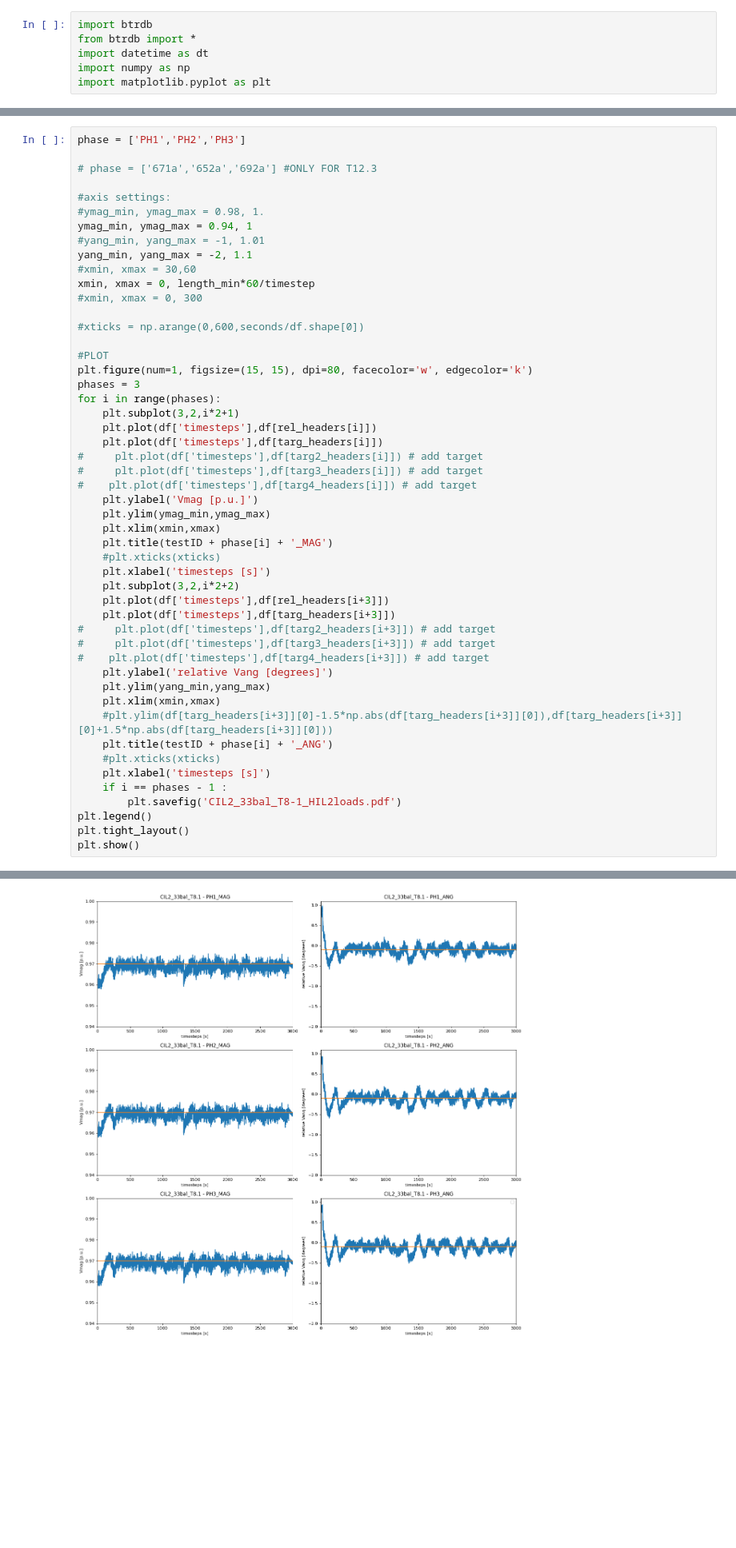
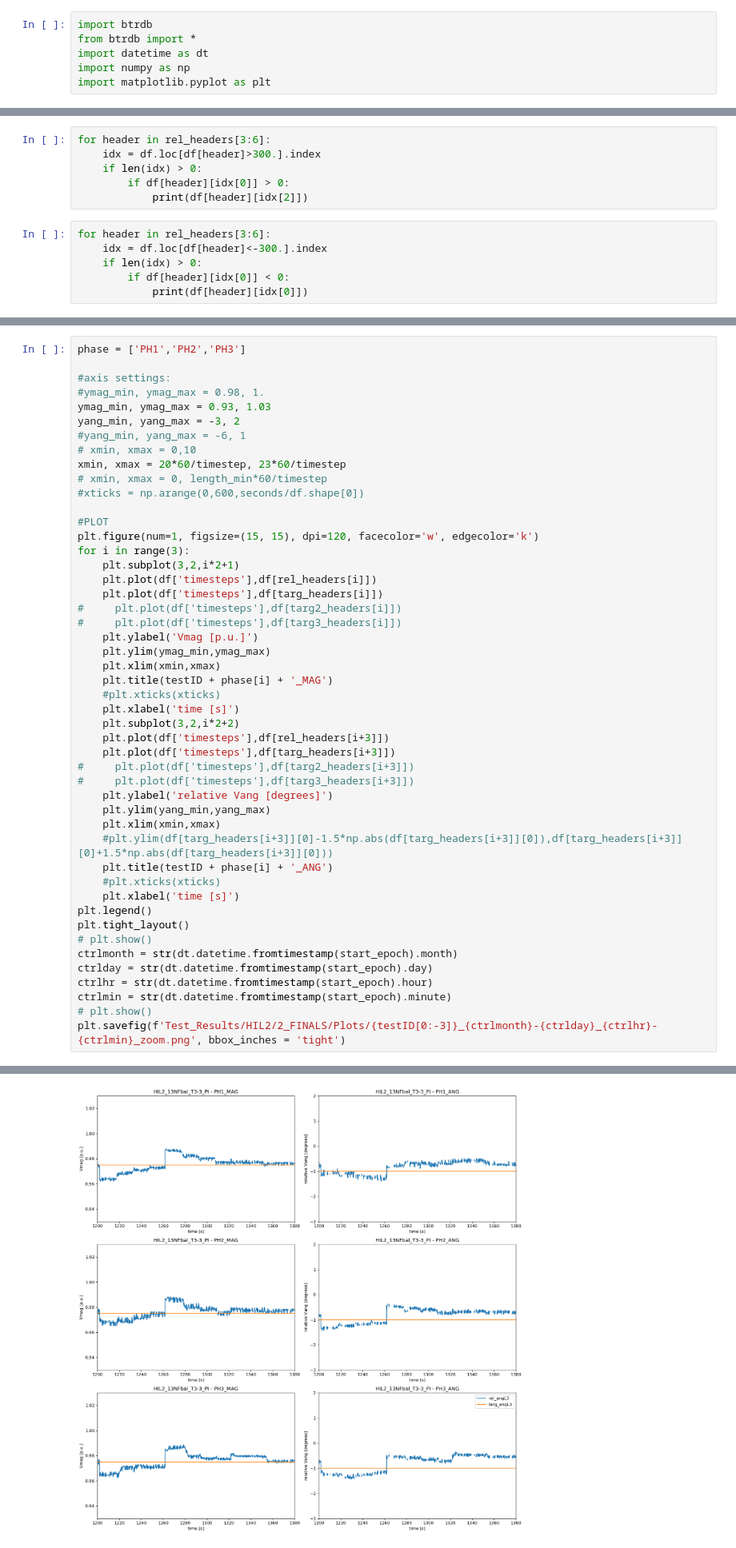
Before and after one commit to gtfierro/energise-implementation, a Jupyter notebook: Result_processing/pgAPI.ipynb, the cells around one changed output, grey strips where cells are left out. Shown: that part at 80% size. Saved outputs shown, nothing was run; the diff lists cells and outputs as text; blank space fills up the shorter version.

Commit message:
predictive grid API and plot update with overlay

```diff
--- a/Result_processing/pgAPI.ipynb
+++ b/Result_processing/pgAPI.ipynb
@@ -445 +407,13 @@ df['timesteps'] = df['sec_elap']/timestep
+# %%
+for header in rel_headers[3:6]:
+    idx = df.loc[df[header]>300.].index
+    if len(idx) > 0:
+        if df[header][idx[0]] > 0:
+            print(df[header][idx[2]])
+# %%
+for header in rel_headers[3:6]:
+    idx = df.loc[df[header]<-300.].index
+    if len(idx) > 0:
+        if df[header][idx[0]] < 0:
+            print(df[header][idx[0]])
 # %%
@@ -473,51 +444,49 @@ df_after_dropping.to_csv('33bal_T8-1_HIL2loads.csv')
 # %%
 phase = ['PH1','PH2','PH3']
 
-# phase = ['671a','652a','692a'] #ONLY FOR T12.3
-
 #axis settings:
 #ymag_min, ymag_max = 0.98, 1.
-ymag_min, ymag_max = 0.94, 1
-#yang_min, yang_max = -1, 1.01
-yang_min, yang_max = -2, 1.1
-#xmin, xmax = 30,60
-xmin, xmax = 0, length_min*60/timestep
-#xmin, xmax = 0, 300
-
+ymag_min, ymag_max = 0.93, 1.03
+yang_min, yang_max = -3, 2
+#yang_min, yang_max = -6, 1
+# xmin, xmax = 0,10
+xmin, xmax = 20*60/timestep, 23*60/timestep
+# xmin, xmax = 0, length_min*60/timestep
 #xticks = np.arange(0,600,seconds/df.shape[0])
 
 #PLOT
-plt.figure(num=1, figsize=(15, 15), dpi=80, facecolor='w', edgecolor='k')
-phases = 3
-for i in range(phases):
+plt.figure(num=1, figsize=(15, 15), dpi=120, facecolor='w', edgecolor='k')
+for i in range(3):
     plt.subplot(3,2,i*2+1)
     plt.plot(df['timesteps'],df[rel_headers[i]])
     plt.plot(df['timesteps'],df[targ_headers[i]])
-#     plt.plot(df['timesteps'],df[targ2_headers[i]]) # add target
-#     plt.plot(df['timesteps'],df[targ3_headers[i]]) # add target
-#    plt.plot(df['timesteps'],df[targ4_headers[i]]) # add target
+#     plt.plot(df['timesteps'],df[targ2_headers[i]])
+#     plt.plot(df['timesteps'],df[targ3_headers[i]])
     plt.ylabel('Vmag [p.u.]')
     plt.ylim(ymag_min,ymag_max)
     plt.xlim(xmin,xmax)
     plt.title(testID + phase[i] + '_MAG')
     #plt.xticks(xticks)
-    plt.xlabel('timesteps [s]')
+    plt.xlabel('time [s]')
     plt.subplot(3,2,i*2+2)
     plt.plot(df['timesteps'],df[rel_headers[i+3]])
     plt.plot(df['timesteps'],df[targ_headers[i+3]])
-#     plt.plot(df['timesteps'],df[targ2_headers[i+3]]) # add target
-#     plt.plot(df['timesteps'],df[targ3_headers[i+3]]) # add target
-#    plt.plot(df['timesteps'],df[targ4_headers[i+3]]) # add target
+#     plt.plot(df['timesteps'],df[targ2_headers[i+3]])
+#     plt.plot(df['timesteps'],df[targ3_headers[i+3]])
     plt.ylabel('relative Vang [degrees]')
     plt.ylim(yang_min,yang_max)
     plt.xlim(xmin,xmax)
     #plt.ylim(df[targ_headers[i+3]][0]-1.5*np.abs(df[targ_headers[i+3]][0]),df[targ_headers[i+3]][0]+1.5*np.abs(df[targ_headers[i+3]][0]))
     plt.title(testID + phase[i] + '_ANG')
     #plt.xticks(xticks)
-    plt.xlabel('timesteps [s]')
-    if i == phases - 1 :
-        plt.savefig('CIL2_33bal_T8-1_HIL2loads.pdf')
+    plt.xlabel('time [s]')
 plt.legend()
 plt.tight_layout()
-plt.show()
+# plt.show()
+ctrlmonth = str(dt.datetime.fromtimestamp(start_epoch).month)
+ctrlday = str(dt.datetime.fromtimestamp(start_epoch).day)
+ctrlhr = str(dt.datetime.fromtimestamp(start_epoch).hour)
+ctrlmin = str(dt.datetime.fromtimestamp(start_epoch).minute)
+# plt.show()
+plt.savefig(f'Test_Results/HIL2/2_FINALS/Plots/{testID[0:-3]}_{ctrlmonth}-{ctrlday}_{ctrlhr}-{ctrlmin}_zoom.png', bbox_inches = 'tight')
 # %% [output]
@@ -525 +493 @@ No handles with labels found to put in legend.
-[figure, old version]
+[figure, new version]
```
Also changed, not shown: parts of 13 cells of this notebook, 2 other files.
